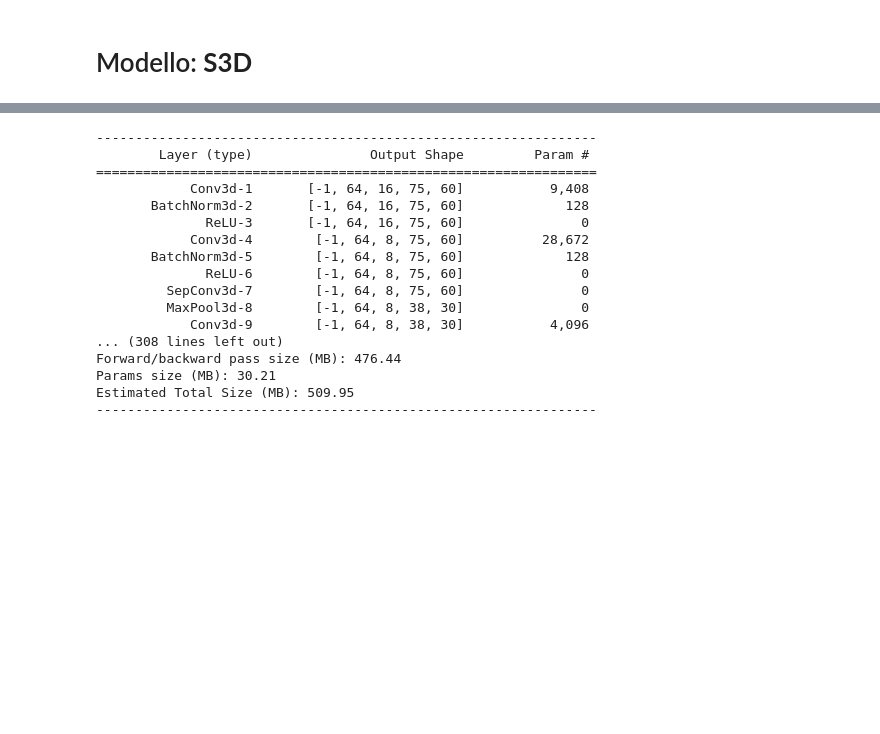
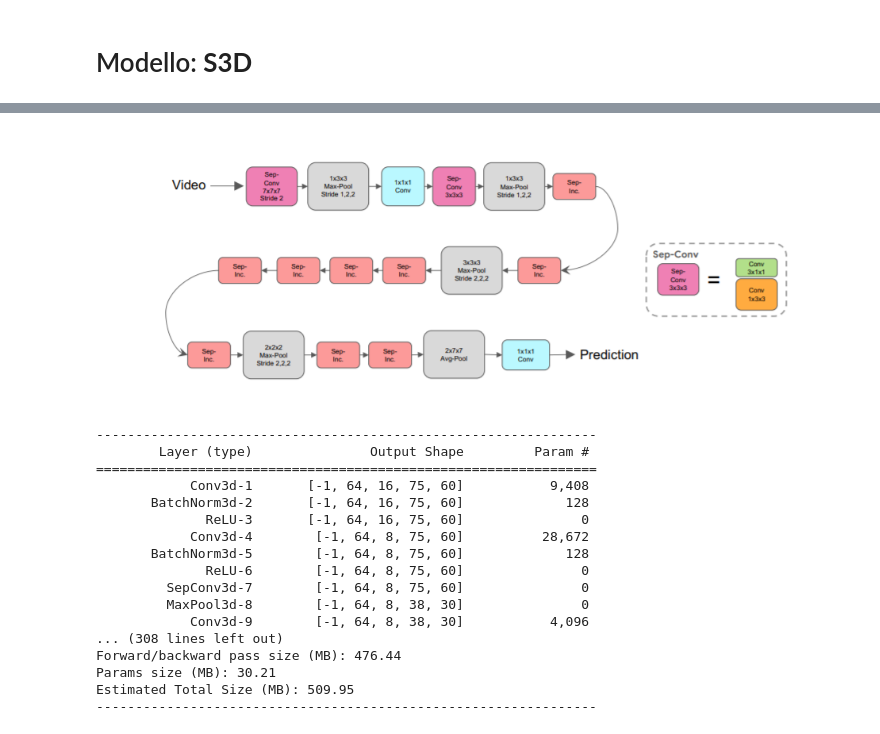
Before and after one commit to Elmaravilla7/ProgettoCV, a Jupyter notebook: Esame204898.ipynb, the cells around one changed output, grey strips where cells are left out. Saved outputs shown, nothing was run; the diff lists cells and outputs as text; code cells hidden in the pictures; blank space fills up the shorter version.

```diff
--- a/Esame204898.ipynb
+++ b/Esame204898.ipynb
@@ -187,3 +226,7 @@ plt.show()
+# %%
+Image("./3.PNG")
+# %% [output]
+[figure, added]
 # %%
 import torch
 from torch import nn
```
Also changed, not shown: parts of 15 cells of this notebook.
